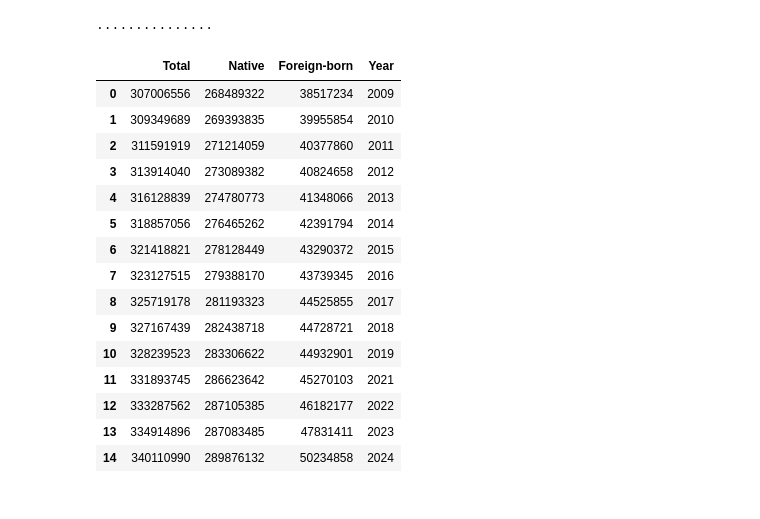
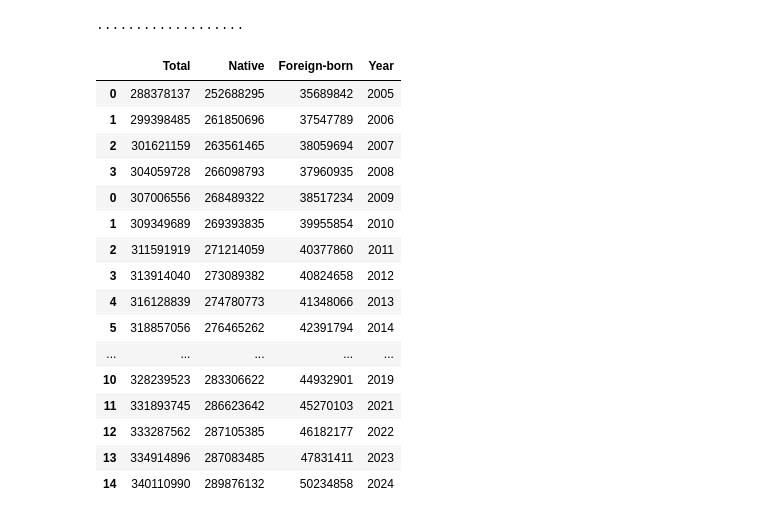
Before and after one commit to arilamstein/acs-nativity-timeseries, a Jupyter notebook: nation.ipynb, the cells around one changed output. Cells and saved outputs as stored; diff of their text form; code cells hidden in the pictures.

```diff
--- a/nation.ipynb
+++ b/nation.ipynb
@@ -1,28 +1,23 @@
 # %%
-from censusdis.multiyear import download_multiyear
-from censusdis.datasets import ACS1
+from data import get_full_acs1_nativity_timeseries
 from plotting import plot_acs_timeseries, plot_acs_change
 
-df = download_multiyear(
-    dataset=ACS1,
-    vintages=[year for year in range(2009, 2025) if year != 2020],
-    group="B05012",
-    us="*",
-)
+df = get_full_acs1_nativity_timeseries(us="*")
 df
 # %% [output]
-...............
+...................
 |  | Total | Native | Foreign-born | Year |
+| 0 | 288378137 | 252688295 | 35689842 | 2005 |
+| 1 | 299398485 | 261850696 | 37547789 | 2006 |
+| 2 | 301621159 | 263561465 | 38059694 | 2007 |
+| 3 | 304059728 | 266098793 | 37960935 | 2008 |
 | 0 | 307006556 | 268489322 | 38517234 | 2009 |
 | 1 | 309349689 | 269393835 | 39955854 | 2010 |
 | 2 | 311591919 | 271214059 | 40377860 | 2011 |
 | 3 | 313914040 | 273089382 | 40824658 | 2012 |
 | 4 | 316128839 | 274780773 | 41348066 | 2013 |
 | 5 | 318857056 | 276465262 | 42391794 | 2014 |
-| 6 | 321418821 | 278128449 | 43290372 | 2015 |
-| 7 | 323127515 | 279388170 | 43739345 | 2016 |
-| 8 | 325719178 | 281193323 | 44525855 | 2017 |
-| 9 | 327167439 | 282438718 | 44728721 | 2018 |
+| ... | ... | ... | ... | ... |
 | 10 | 328239523 | 283306622 | 44932901 | 2019 |
 | 11 | 331893745 | 286623642 | 45270103 | 2021 |
 | 12 | 333287562 | 287105385 | 46182177 | 2022 |
```
Also changed, not shown: 4 other files.
